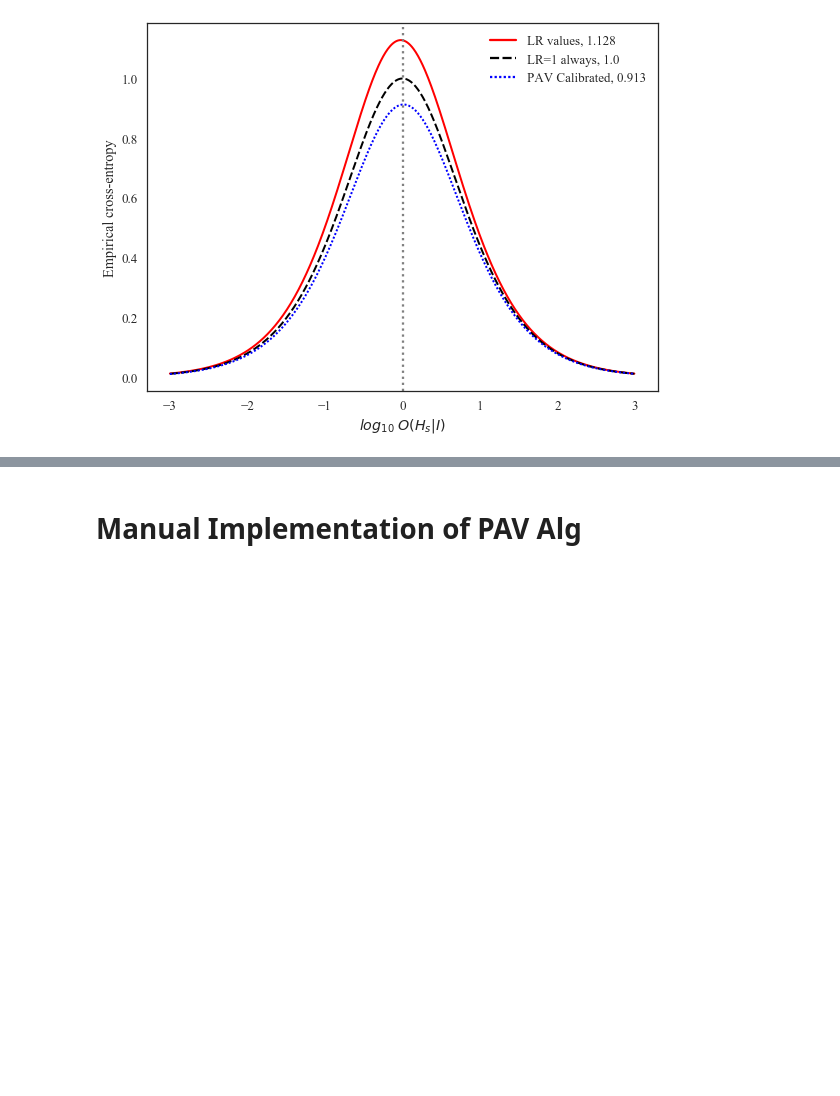
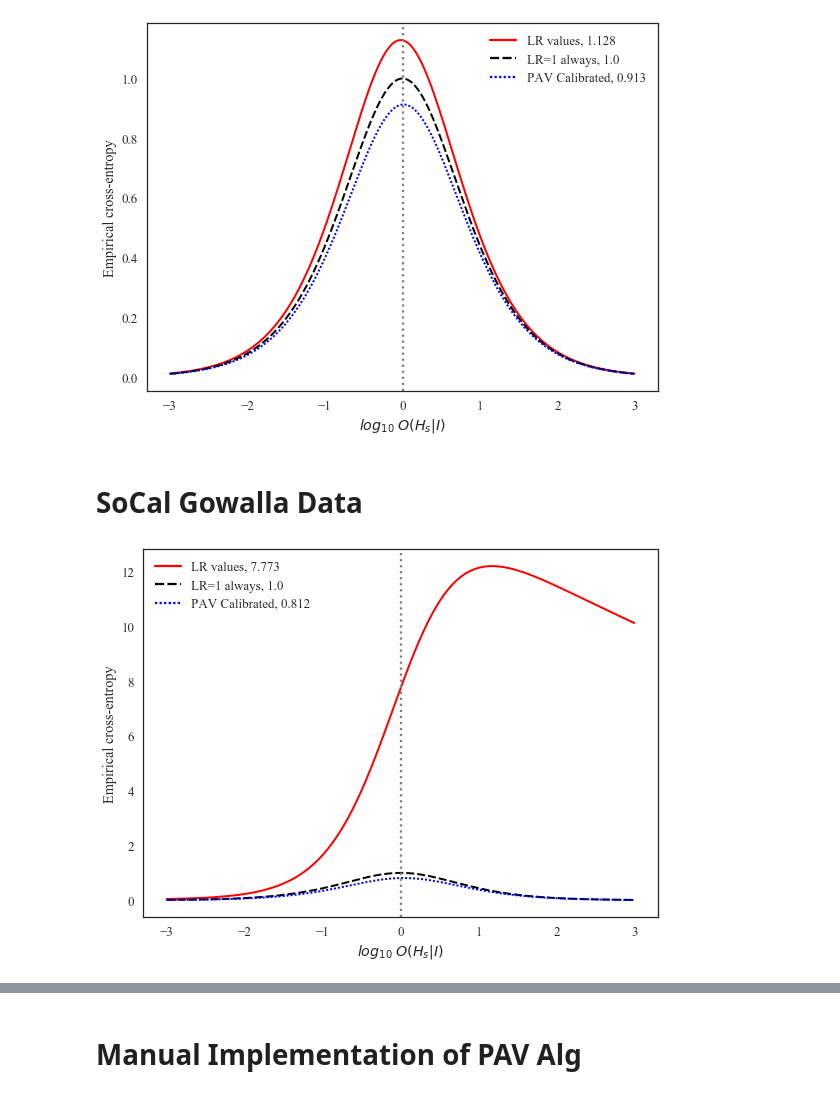
Before and after one commit to galbraic/spatial-assocr, a Jupyter notebook: notebooks/ECE_plots.ipynb, the cells around one changed output, grey strips where cells are left out. Cells and saved outputs as stored; diff of their text form; code cells hidden in the pictures; blank space fills up the shorter version.

```diff
--- a/notebooks/ECE_plots.ipynb
+++ b/notebooks/ECE_plots.ipynb
@@ -365,3 +365,5 @@ set_size(f, w=8, h=6)
 plt.show()
 # %% [output]
 [figure]
+# %% [markdown]
+# SoCal Gowalla Data
@@ -367,0 +441,6 @@ plt.show()
+# %%
+f, ax = plot_ece(gowalla_lr, 'lr_alpha_80')
+set_size(f, w=8, h=6)
+plt.show()
+# %% [output]
+[figure, added]
```
Also changed, not shown: parts of 4 cells of this notebook, 4 other files.
